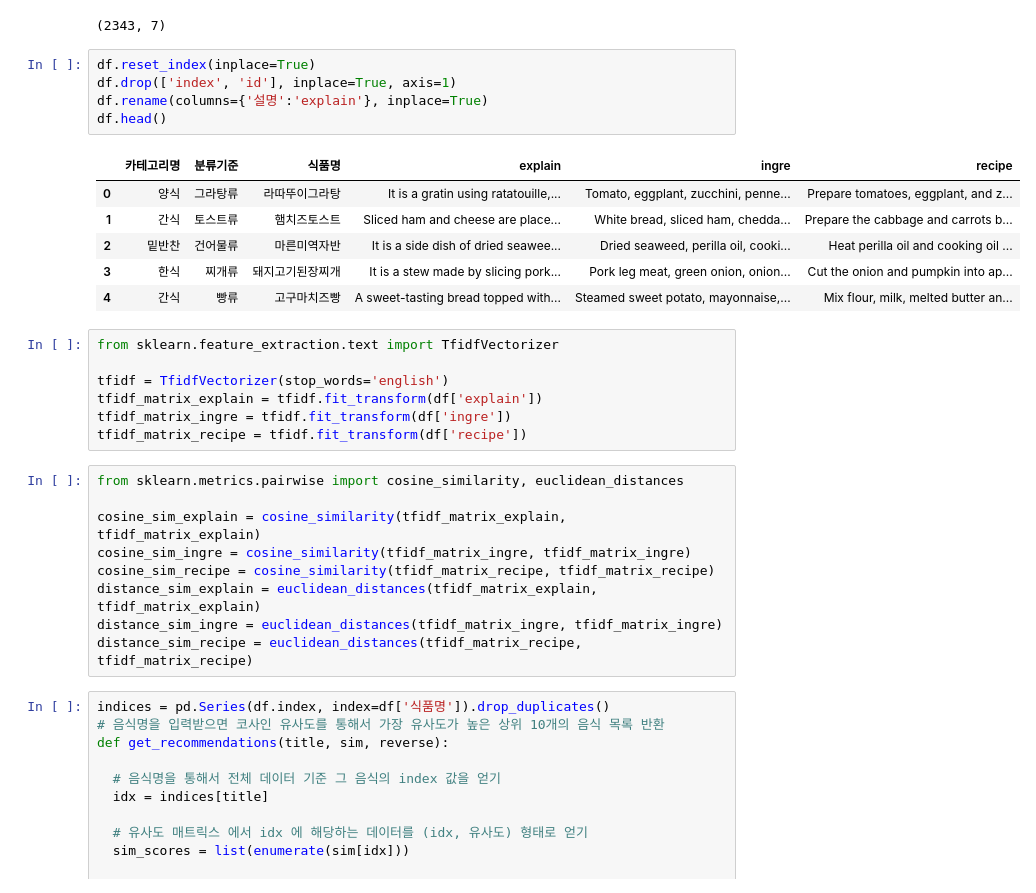
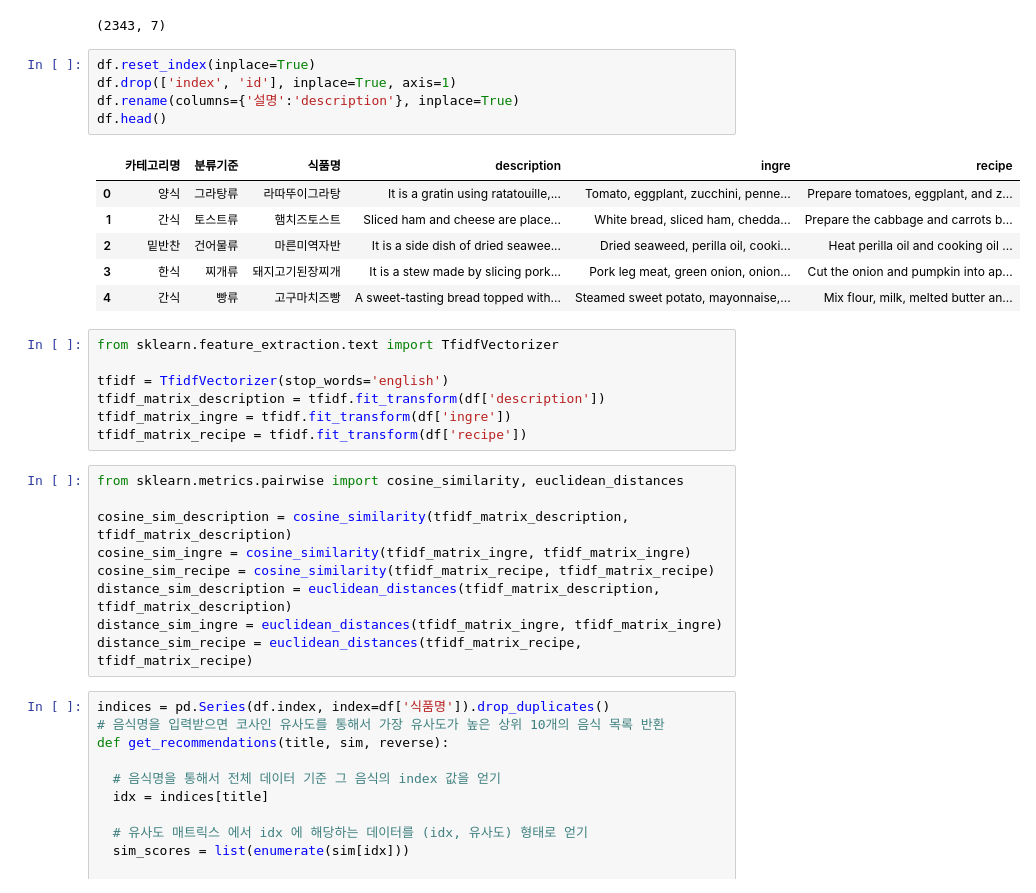
Before and after one commit to parkm2ngyu00/MachineLearningPractice, a Jupyter notebook: FarmKit/08 09/만개의레시피.ipynb, the cells around one changed output. Drawn from its saved outputs; the diff is of its cells as text.

```diff
--- a/FarmKit/08 09/만개의레시피.ipynb
+++ b/FarmKit/08 09/만개의레시피.ipynb
@@ -14,8 +14,8 @@ df.shape
 # %%
 df.reset_index(inplace=True)
 df.drop(['index', 'id'], inplace=True, axis=1)
-df.rename(columns={'설명':'explain'}, inplace=True)
+df.rename(columns={'설명':'description'}, inplace=True)
 df.head()
 # %% [output]
-|  | 카테고리명 | 분류기준 | 식품명 | explain | ingre | recipe |
+|  | 카테고리명 | 분류기준 | 식품명 | description | ingre | recipe |
 | 0 | 양식 | 그라탕류 | 라따뚜이그라탕 | It is a gratin using ratatouille,... | Tomato, eggplant, zucchini, penne... | Prepare tomatoes, eggplant, and z... |
@@ -27,16 +27,16 @@ df.head()
 from sklearn.feature_extraction.text import TfidfVectorizer
 
 tfidf = TfidfVectorizer(stop_words='english')
-tfidf_matrix_explain = tfidf.fit_transform(df['explain'])
+tfidf_matrix_description = tfidf.fit_transform(df['description'])
 tfidf_matrix_ingre = tfidf.fit_transform(df['ingre'])
 tfidf_matrix_recipe = tfidf.fit_transform(df['recipe'])
 # %%
 from sklearn.metrics.pairwise import cosine_similarity, euclidean_distances
 
-cosine_sim_explain = cosine_similarity(tfidf_matrix_explain, tfidf_matrix_explain)
+cosine_sim_description = cosine_similarity(tfidf_matrix_description, tfidf_matrix_description)
 cosine_sim_ingre = cosine_similarity(tfidf_matrix_ingre, tfidf_matrix_ingre)
 cosine_sim_recipe = cosine_similarity(tfidf_matrix_recipe, tfidf_matrix_recipe)
-distance_sim_explain = euclidean_distances(tfidf_matrix_explain, tfidf_matrix_explain)
+distance_sim_description = euclidean_distances(tfidf_matrix_description, tfidf_matrix_description)
 distance_sim_ingre = euclidean_distances(tfidf_matrix_ingre, tfidf_matrix_ingre)
 distance_sim_recipe = euclidean_distances(tfidf_matrix_recipe, tfidf_matrix_recipe)
 # %%
```
Also changed, not shown: parts of 6 cells of this notebook, 1 other file.
